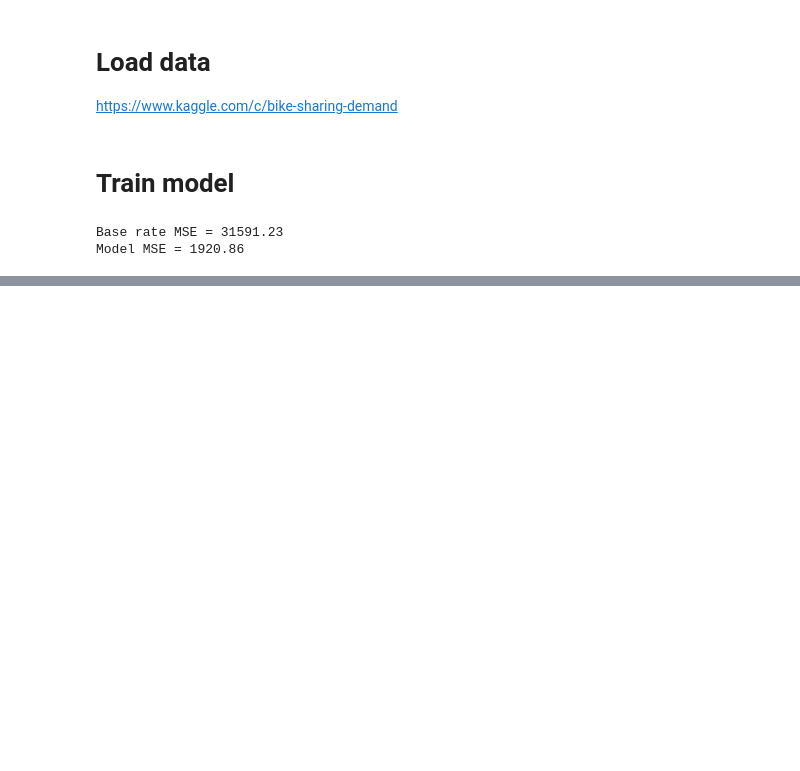
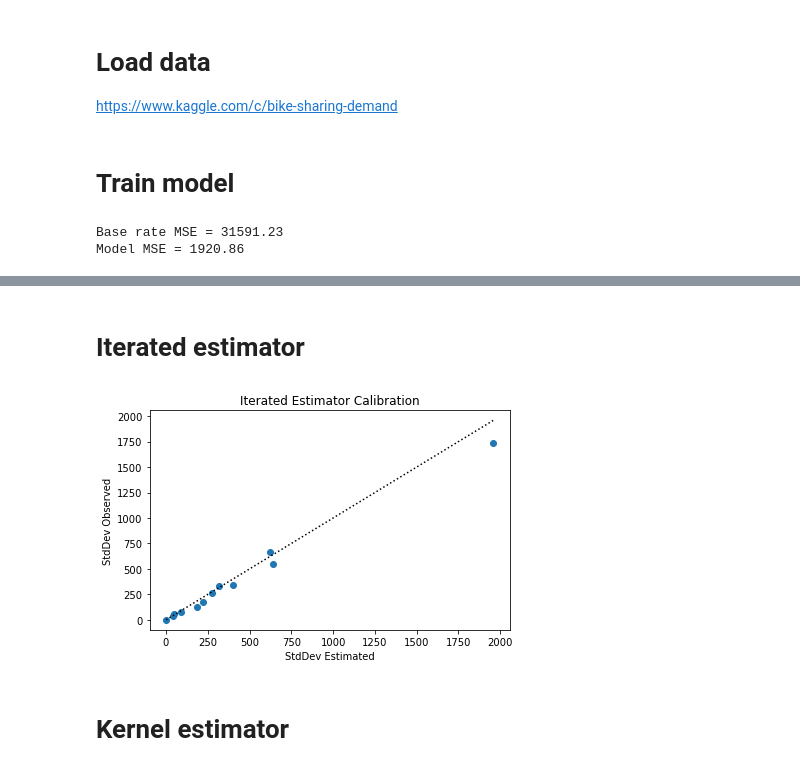
Before and after one commit to iancovert/sage, a Jupyter notebook: notebooks/calibration.ipynb, the cells around one changed output, grey strips where cells are left out. Drawn from its saved outputs; the diff is of its cells as text; code cells hidden in the pictures; blank space fills up the shorter version.

```diff
--- a/notebooks/calibration.ipynb
+++ b/notebooks/calibration.ipynb
@@ -164,0 +120,33 @@ plt.show()
+# %% [markdown]
+# Iterated estimator
+# %%
+# Setup and calculate
+imputer = sage.MarginalImputer(model, test[:512])
+estimator = sage.IteratedEstimator(imputer, 'mse')
+
+# Run explainer multiple times
+sage_list = []
+for i in range(50):
+    sage_list.append(estimator(test, Y_test, n_samples=512, bar=False, detect_convergence=False))
+# %%
+plt.figure()
+
+# Scatter plot
+std_est = sage_list[0].std
+std_real = np.std(np.array([sage_values.values for sage_values in sage_list]), axis=0)
+plt.scatter(std_est, std_real)
+
+# Y = X line
+m = max(std_est.max(), std_real.max())
+plt.plot([0, m,], [0, m], color='black', linestyle=':')
+
+plt.xlabel('StdDev Estimated')
+plt.ylabel('StdDev Observed')
+plt.title('Iterated Estimator Calibration')
+
+plt.tight_layout()
+plt.show()
+# %% [output]
+[figure, added]
+# %% [markdown]
+# Kernel estimator
```
Also changed, not shown: parts of 10 cells of this notebook, 8 other files.
